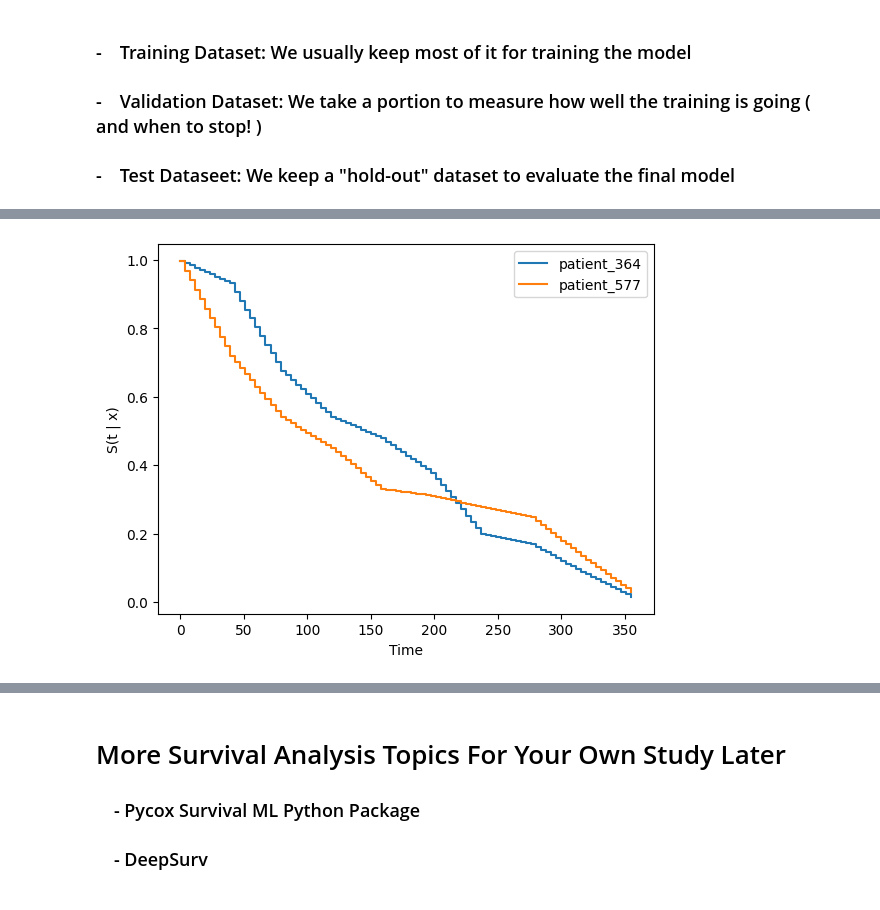
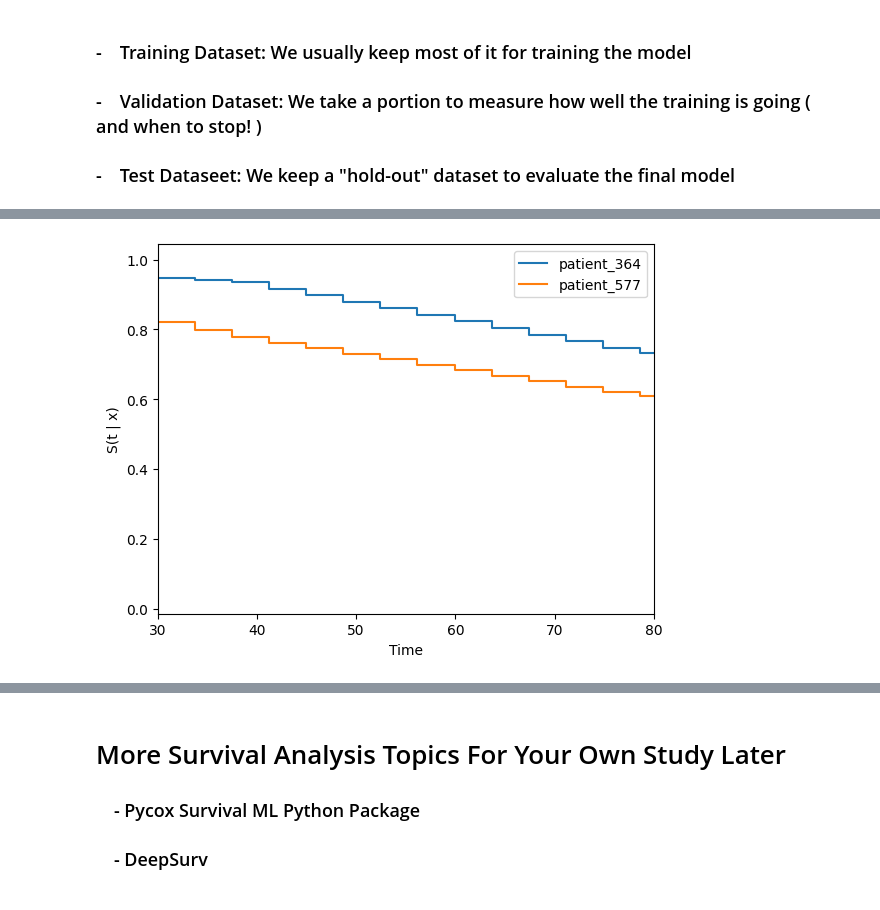
Before and after one commit to sourcesync/seemap2003, a Jupyter notebook: 03_seemapld2023_survival.ipynb, the cells around one changed output, grey strips where cells are left out. Drawn from its saved outputs; the diff is of its cells as text; code cells hidden in the pictures.

```diff
--- a/03_seemapld2023_survival.ipynb
+++ b/03_seemapld2023_survival.ipynb
@@ -134,11 +134,8 @@ survival_data[['MKI67', 'EGFR', 'PGR', 'ERBB2', 'age', 'days']].describe()
 # %%
 # Transform the dataset for our machine learning model...
 
-train_dataset, validation_dataset, test_dataset = survival_analysis.transform_data(valid_frac=0.2, test_frac=0.2)
+train_dataset, validation_dataset, test_dataset = survival_analysis.transform_data()
 
-print("training dataset rows=", train_dataset.shape[0])
-
-print("validation dataset rows=", validation_dataset.shape[0])
-
-print("test dataset rows=", test_dataset.shape[0])
+print(train_dataset.shape, validation_dataset.shape, test_dataset.shape)
+print("Done.")
 # %% [output]
@@ -272,9 +265,9 @@ two_patients
 # %%
 # Let's look at the predicted survival probability curve for these two patients and discuss
 
-survival_analysis.predict( two_patients )
+survival_analysis.predict_survival( two_patients, days=[30,80] )
 # %% [output]
-[figure, old version]
+[figure, new version]
 # %%
 # We can perform this qualitative metric, called the concordance index, on the entire
 # "held-out" test set to get the overall quality of the predictive model.
```
Also changed, not shown: parts of 20 cells of this notebook, 1 other file.
